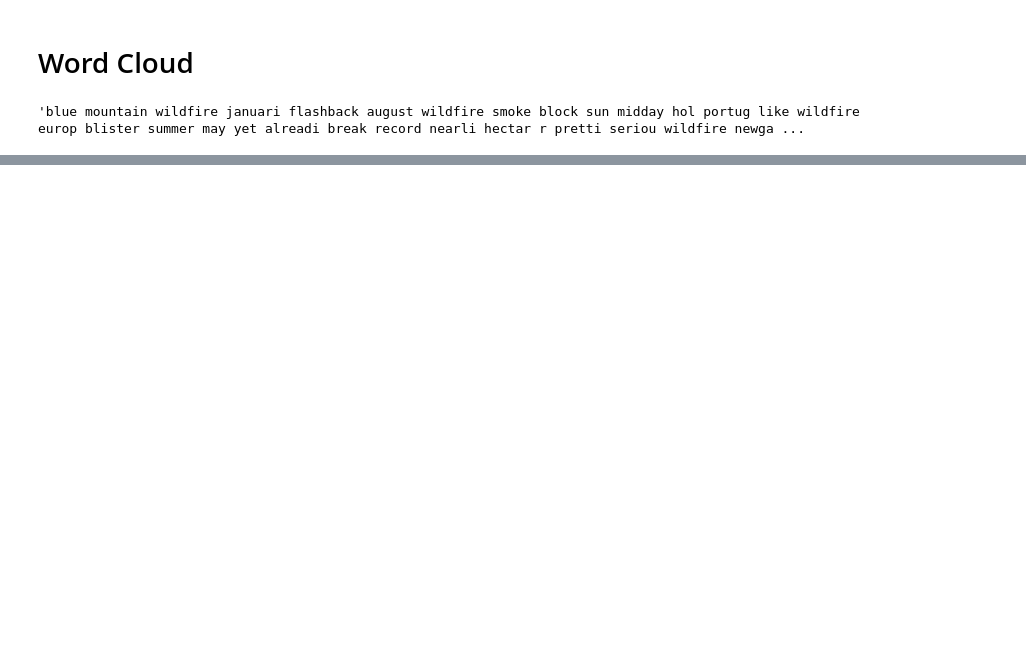
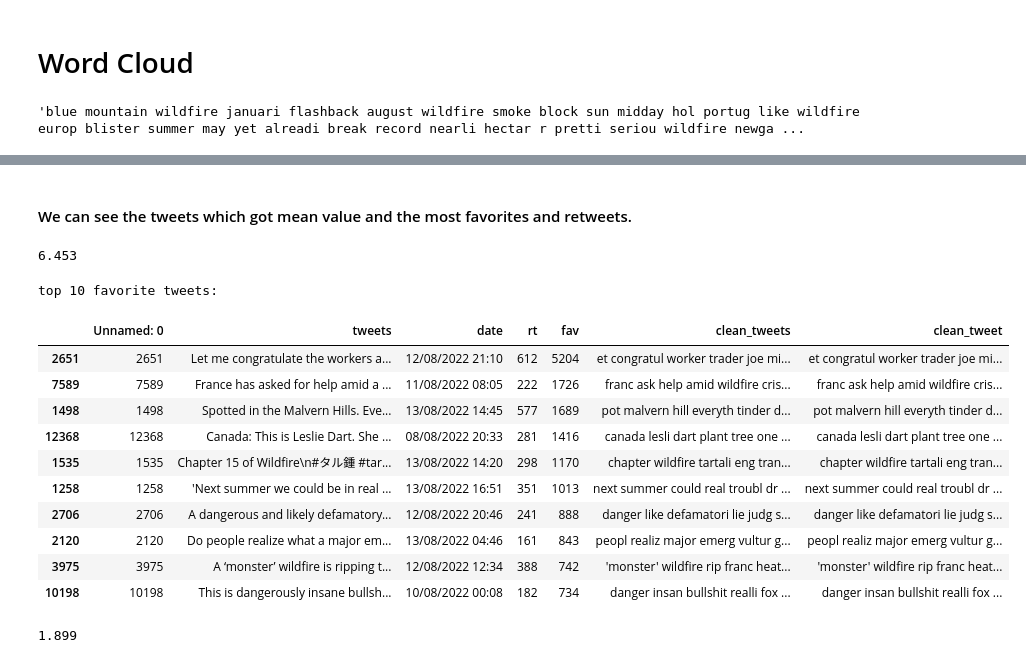
Before and after one commit to baylans/Oscar_sentimentanalysis, a Jupyter notebook: Sentiment Analysis.ipynb, the cells around one changed output, grey strips where cells are left out. Cells and saved outputs as stored; diff of their text form; code cells hidden in the pictures; blank space fills up the shorter version.

```diff
--- a/Sentiment Analysis.ipynb
+++ b/Sentiment Analysis.ipynb
@@ -295,0 +301,28 @@ pyLDAvis.display(lda_display)
+# %% [markdown]
+#### We can see the tweets which got mean value and the most favorites and retweets.
+# %%
+mean_fav = round(wildfire['fav'].mean(),3)
+mean_fav
+# %% [output]
+6.453
+# %%
+print ('top 10 favorite tweets:')
+wildfire.sort_values('fav', ascending=False).head(10)
+# %% [output]
+top 10 favorite tweets:
+|  | Unnamed: 0 | tweets | date | rt | fav | clean_tweets | clean_tweet |
+| 2651 | 2651 | Let me congratulate the workers a... | 12/08/2022 21:10 | 612 | 5204 | et congratul worker trader joe mi... | et congratul worker trader joe mi... |
+| 7589 | 7589 | France has asked for help amid a ... | 11/08/2022 08:05 | 222 | 1726 | franc ask help amid wildfire cris... | franc ask help amid wildfire cris... |
+| 1498 | 1498 | Spotted in the Malvern Hills. Eve... | 13/08/2022 14:45 | 577 | 1689 | pot malvern hill everyth tinder d... | pot malvern hill everyth tinder d... |
+| 12368 | 12368 | Canada: This is Leslie Dart. She ... | 08/08/2022 20:33 | 281 | 1416 | canada lesli dart plant tree one ... | canada lesli dart plant tree one ... |
+| 1535 | 1535 | Chapter 15 of Wildfire\n#タル鍾 #tar... | 13/08/2022 14:20 | 298 | 1170 | chapter wildfire tartali eng tran... | chapter wildfire tartali eng tran... |
+| 1258 | 1258 | 'Next summer we could be in real ... | 13/08/2022 16:51 | 351 | 1013 | next summer could real troubl dr ... | next summer could real troubl dr ... |
+| 2706 | 2706 | A dangerous and likely defamatory... | 12/08/2022 20:46 | 241 | 888 | danger like defamatori lie judg s... | danger like defamatori lie judg s... |
+| 2120 | 2120 | Do people realize what a major em... | 13/08/2022 04:46 | 161 | 843 | peopl realiz major emerg vultur g... | peopl realiz major emerg vultur g... |
+| 3975 | 3975 | A ‘monster’ wildfire is ripping t... | 12/08/2022 12:34 | 388 | 742 | 'monster' wildfire rip franc heat... | 'monster' wildfire rip franc heat... |
+| 10198 | 10198 | This is dangerously insane bullsh... | 10/08/2022 00:08 | 182 | 734 | danger insan bullshit realli fox ... | danger insan bullshit realli fox ... |
+# %%
+mean_rt = round(wildfire['rt'].mean(),3)
+mean_rt
+# %% [output]
+1.899
```
Also changed, not shown: parts of 35 cells of this notebook.
